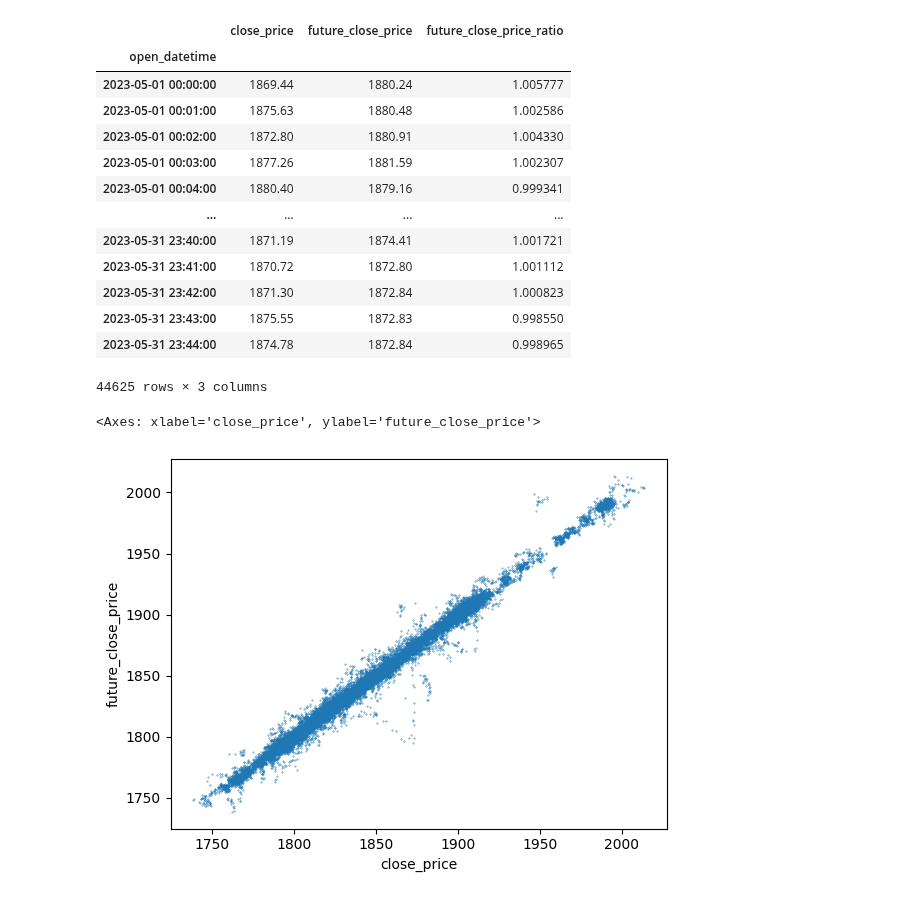
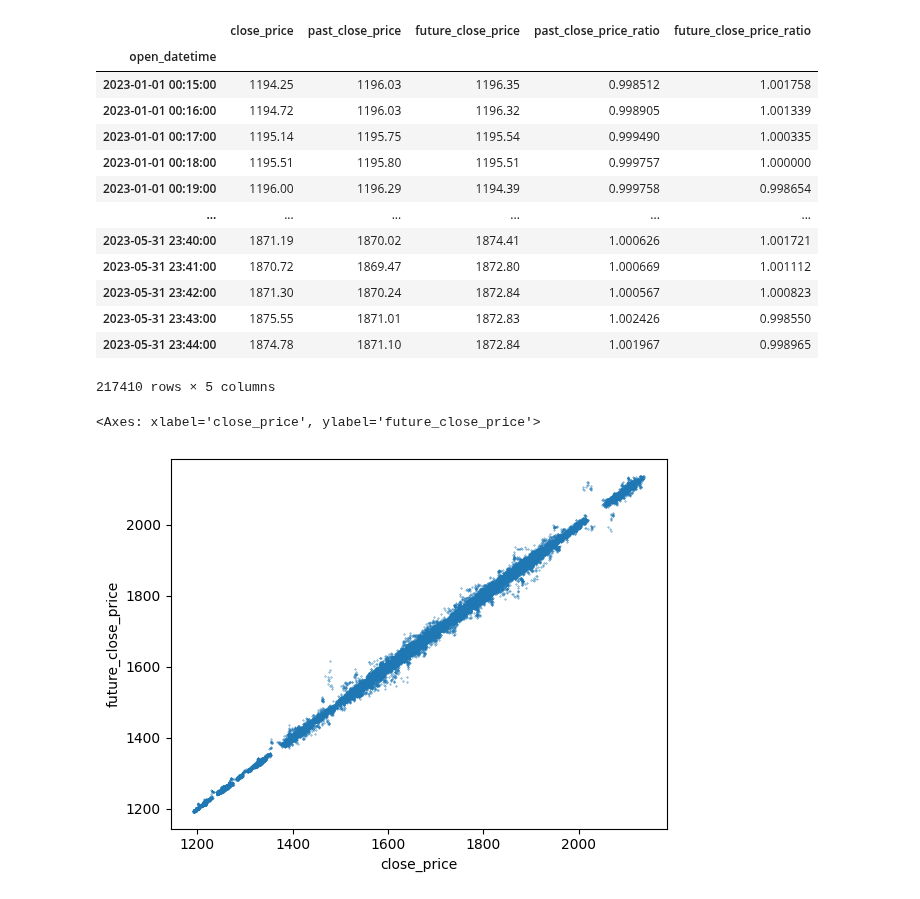
Before and after one commit to yoda31217/to-the-moon, a Jupyter notebook: poc/bot_ml/poc_bot_ml_data_analysis.ipynb, the cells around one changed output. Saved outputs shown, nothing was run; the diff lists cells and outputs as text; code cells hidden in the pictures.

```diff
--- a/poc/bot_ml/poc_bot_ml_data_analysis.ipynb
+++ b/poc/bot_ml/poc_bot_ml_data_analysis.ipynb
@@ -4,7 +4,7 @@ from binance.binance_k_line_repository import load_k_lines
 import pandas as pd
 from numpy import float16, float64
 # %%
-interval_date_from = date(2023, 5, 1)
+interval_date_from = date(2023, 1, 1)
 interval_date_to = date(2023, 5, 31)
 symbol: str = "ETHUSDT"
 
@@ -78,32 +78,34 @@ k_lines.plot.line(use_index=True)
 # %%
 features = k_lines[k_lines.columns]
 
+features["past_close_price"] = features["close_price"].shift(15)
 features["future_close_price"] = features["close_price"].shift(-15)
+features["past_close_price_ratio"] = features["close_price"] / features["past_close_price"]
 features["future_close_price_ratio"] = features["future_close_price"] / features["close_price"]
 
 features.dropna(inplace=True)
 
 display(features)
 # %% [output]
-|  | close_price | future_close_price | future_close_price_ratio |
-| open_datetime |  |  |  |
-| 2023-05-01 00:00:00 | 1869.44 | 1880.24 | 1.005777 |
-| 2023-05-01 00:01:00 | 1875.63 | 1880.48 | 1.002586 |
-| 2023-05-01 00:02:00 | 1872.80 | 1880.91 | 1.004330 |
-| 2023-05-01 00:03:00 | 1877.26 | 1881.59 | 1.002307 |
-| 2023-05-01 00:04:00 | 1880.40 | 1879.16 | 0.999341 |
-| ... | ... | ... | ... |
-| 2023-05-31 23:40:00 | 1871.19 | 1874.41 | 1.001721 |
-| 2023-05-31 23:41:00 | 1870.72 | 1872.80 | 1.001112 |
-| 2023-05-31 23:42:00 | 1871.30 | 1872.84 | 1.000823 |
-| 2023-05-31 23:43:00 | 1875.55 | 1872.83 | 0.998550 |
-| 2023-05-31 23:44:00 | 1874.78 | 1872.84 | 0.998965 |
+|  | close_price | past_close_price | future_close_price | past_close_price_ratio | future_close_price_ratio |
+| open_datetime |  |  |  |  |  |
+| 2023-01-01 00:15:00 | 1194.25 | 1196.03 | 1196.35 | 0.998512 | 1.001758 |
+| 2023-01-01 00:16:00 | 1194.72 | 1196.03 | 1196.32 | 0.998905 | 1.001339 |
+| 2023-01-01 00:17:00 | 1195.14 | 1195.75 | 1195.54 | 0.999490 | 1.000335 |
+| 2023-01-01 00:18:00 | 1195.51 | 1195.80 | 1195.51 | 0.999757 | 1.000000 |
+| 2023-01-01 00:19:00 | 1196.00 | 1196.29 | 1194.39 | 0.999758 | 0.998654 |
+| ... | ... | ... | ... | ... | ... |
+| 2023-05-31 23:40:00 | 1871.19 | 1870.02 | 1874.41 | 1.000626 | 1.001721 |
+| 2023-05-31 23:41:00 | 1870.72 | 1869.47 | 1872.80 | 1.000669 | 1.001112 |
+| 2023-05-31 23:42:00 | 1871.30 | 1870.24 | 1872.84 | 1.000567 | 1.000823 |
+| 2023-05-31 23:43:00 | 1875.55 | 1871.01 | 1872.83 | 1.002426 | 0.998550 |
+| 2023-05-31 23:44:00 | 1874.78 | 1871.10 | 1872.84 | 1.001967 | 0.998965 |
-44625 rows × 3 columns
+217410 rows × 5 columns
 # %%
 features.plot.scatter(x="close_price", y="future_close_price", s=0.1)
 # %% [output]
 <Axes: xlabel='close_price', ylabel='future_close_price'>
-[figure, old version]
+[figure, new version]
 # %%
 features["future_close_price_ratio"].plot.hist(bins=100)
 # %% [output]
```
Also changed, not shown: parts of 6 cells of this notebook.
